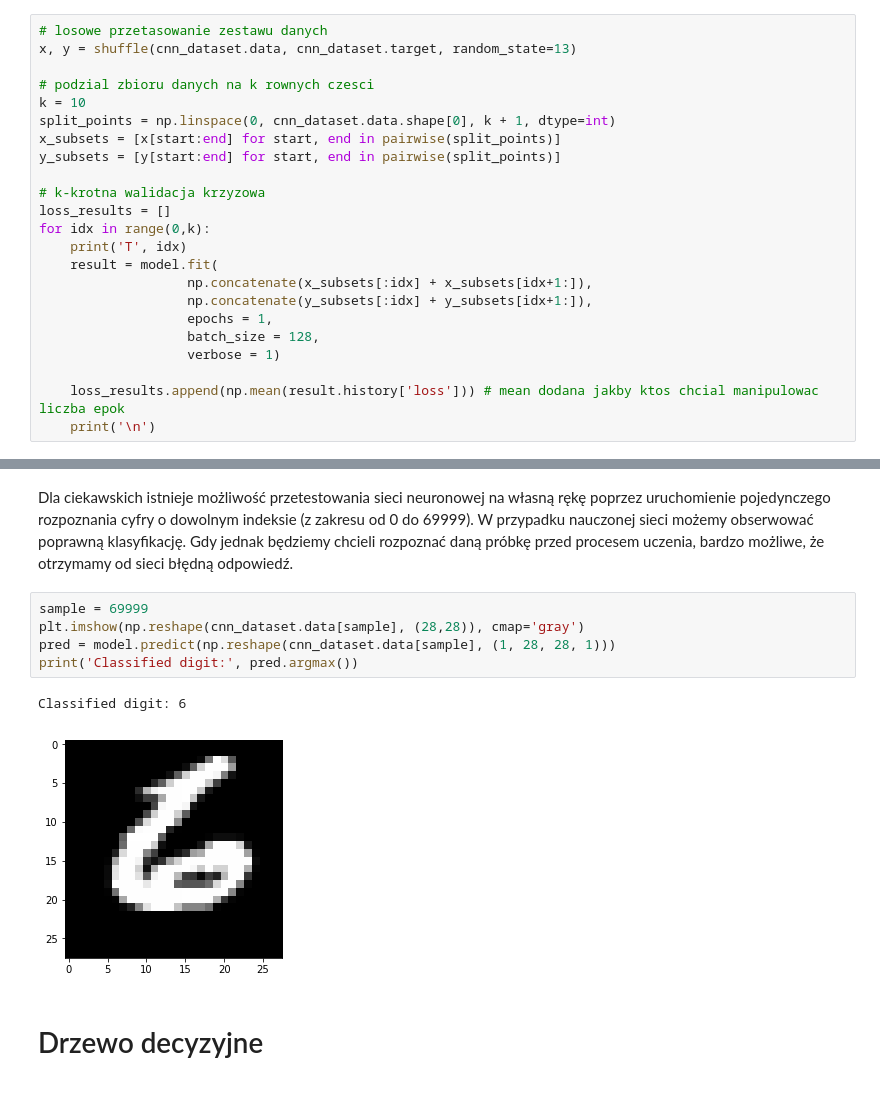
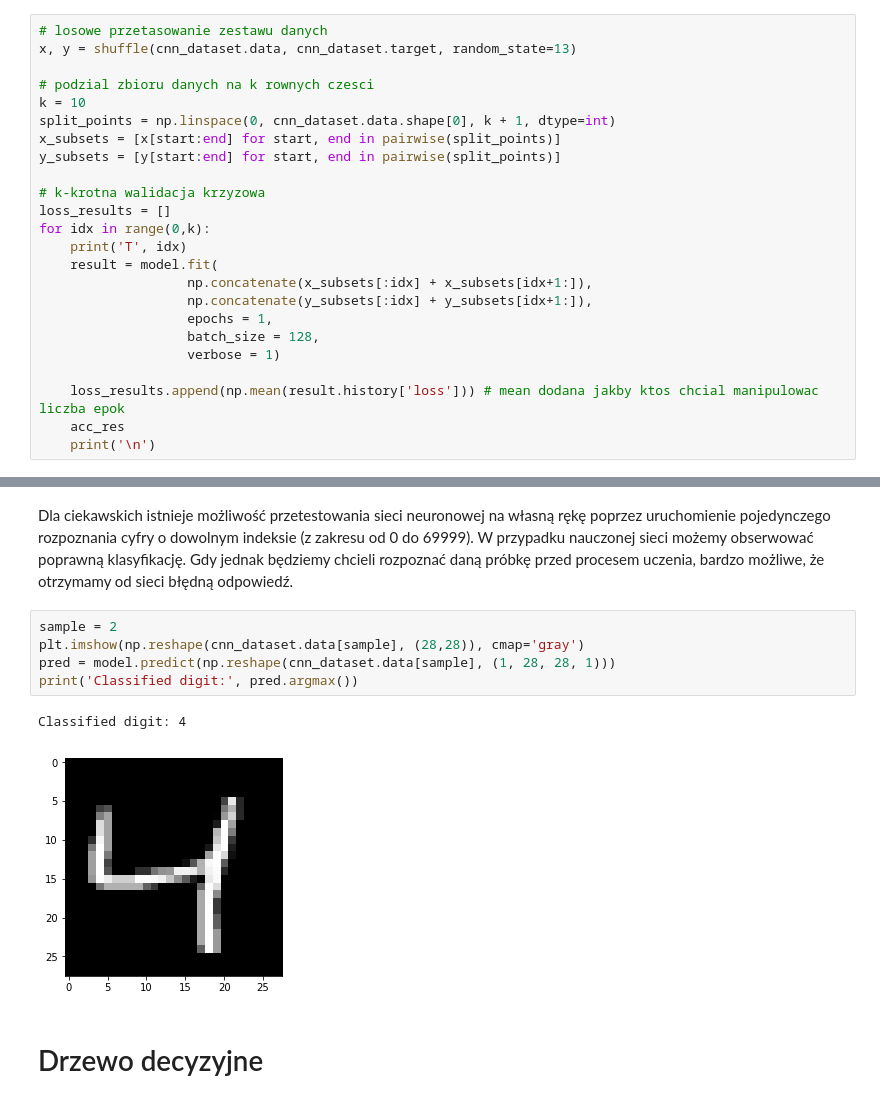
Before and after one commit to wojtasRobert/PSZT-19L, a Jupyter notebook: main-checkpoint.ipynb, the cells around one changed output, grey strips where cells are left out. Saved outputs shown, nothing was run; the diff lists cells and outputs as text.

```diff
--- a/main-checkpoint.ipynb
+++ b/main-checkpoint.ipynb
@@ -202,6 +202,7 @@ for idx in range(0,k):
                    verbose = 1)
 
     loss_results.append(np.mean(result.history['loss'])) # mean dodana jakby ktos chcial manipulowac liczba epok
+    acc_res
     print('\n')
 # %% [output]
 T 0
@@ -270,13 +271,13 @@ Loss of the model:  0.08539108879264917
 # %% [markdown]
 Dla ciekawskich istnieje możliwość przetestowania sieci neuronowej na własną rękę poprzez uruchomienie pojedynczego rozpoznania cyfry o dowolnym indeksie (z zakresu od 0 do 69999). W przypadku nauczonej sieci możemy obserwować poprawną klasyfikację. Gdy jednak będziemy chcieli rozpoznać daną próbkę przed procesem uczenia, bardzo możliwe, że otrzymamy od sieci błędną odpowiedź.
 # %%
-sample = 69999
+sample = 2
 plt.imshow(np.reshape(cnn_dataset.data[sample], (28,28)), cmap='gray')
 pred = model.predict(np.reshape(cnn_dataset.data[sample], (1, 28, 28, 1)))
 print('Classified digit:', pred.argmax())
 # %% [output]
-Classified digit: 6
+Classified digit: 4
-[figure, old version]
+[figure, new version]
 # %% [markdown]
 # Drzewo decyzyjne
 # %% [markdown]
```
Also changed, not shown: parts of 2 cells of this notebook.
